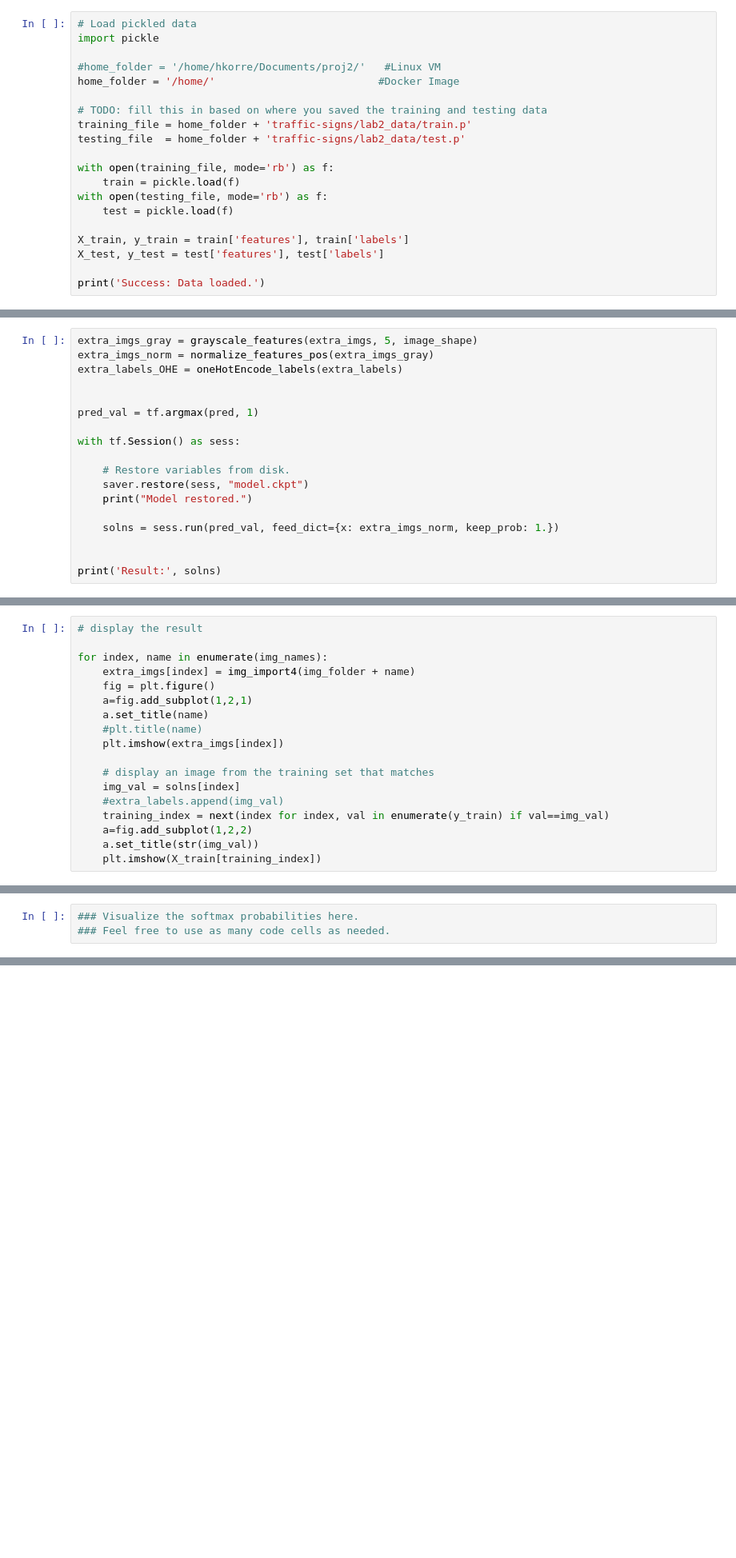
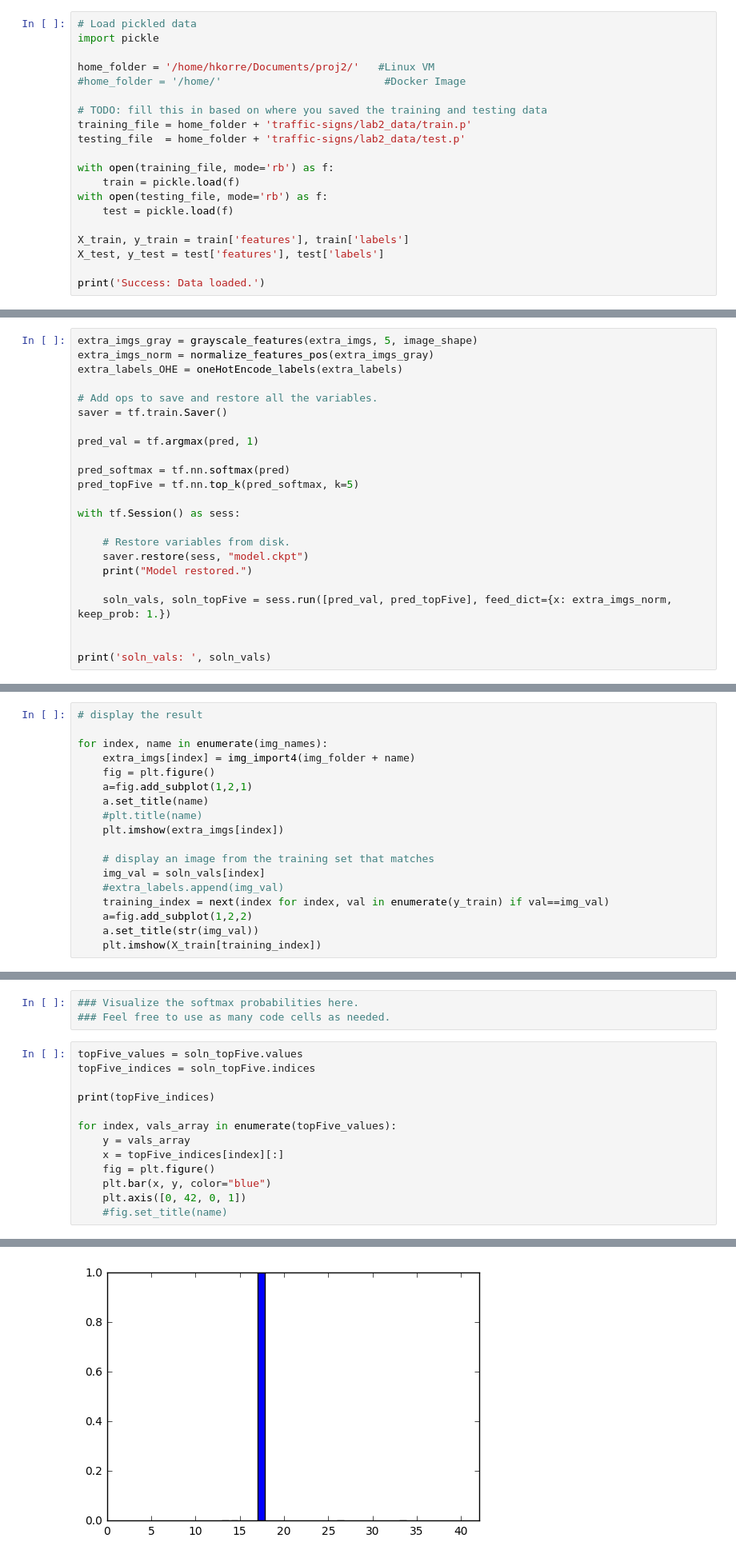
Before and after one commit to AloshkaD/traffic-signs, a Jupyter notebook: Traffic_Signs_Recognition.ipynb, the cells around one changed output, grey strips where cells are left out. Shown at 80% size. Drawn from its saved outputs; the diff is of its cells as text; blank space fills up the shorter version.

Commit message:
hkorre: show top answers for the new images

```diff
--- a/Traffic_Signs_Recognition.ipynb
+++ b/Traffic_Signs_Recognition.ipynb
@@ -28,8 +28,8 @@ The pickled data is a dictionary with 4 key/value pairs:
 # Load pickled data
 import pickle
 
-#home_folder = '/home/hkorre/Documents/proj2/'   #Linux VM
-home_folder = '/home/'                          #Docker Image
+home_folder = '/home/hkorre/Documents/proj2/'   #Linux VM
+#home_folder = '/home/'                          #Docker Image
 
 # TODO: fill this in based on where you saved the training and testing data
 training_file = home_folder + 'traffic-signs/lab2_data/train.p'
@@ -649,8 +649,13 @@ extra_imgs_gray = grayscale_features(extra_imgs, 5, image_shape)
 extra_imgs_norm = normalize_features_pos(extra_imgs_gray)
 extra_labels_OHE = oneHotEncode_labels(extra_labels)
 
+# Add ops to save and restore all the variables.
+saver = tf.train.Saver()
 
 pred_val = tf.argmax(pred, 1)
+
+pred_softmax = tf.nn.softmax(pred)
+pred_topFive = tf.nn.top_k(pred_softmax, k=5)
 
 with tf.Session() as sess:
 
@@ -658,8 +663,8 @@ with tf.Session() as sess:
     saver.restore(sess, "model.ckpt")
     print("Model restored.")
 
-    solns = sess.run(pred_val, feed_dict={x: extra_imgs_norm, keep_prob: 1.})
+    soln_vals, soln_topFive = sess.run([pred_val, pred_topFive], feed_dict={x: extra_imgs_norm, keep_prob: 1.})
 
 
-print('Result:', solns)
+print('soln_vals: ', soln_vals)
 # %% [output]
@@ -677,7 +684,7 @@ for index, name in enumerate(img_names):
     plt.imshow(extra_imgs[index])
 
     # display an image from the training set that matches
-    img_val = solns[index]
+    img_val = soln_vals[index]
     #extra_labels.append(img_val)
     training_index = next(index for index, val in enumerate(y_train) if val==img_val)
     a=fig.add_subplot(1,2,2)
@@ -701,3 +708,17 @@ I performed pretty well. What we see is the overall shape of the size is a bigge
 # %%
 ### Visualize the softmax probabilities here.
 ### Feel free to use as many code cells as needed.
+# %%
+topFive_values = soln_topFive.values
+topFive_indices = soln_topFive.indices
+
+print(topFive_indices)
+
+for index, vals_array in enumerate(topFive_values):
+    y = vals_array
+    x = topFive_indices[index][:]
+    fig = plt.figure()
+    plt.bar(x, y, color="blue")
+    plt.axis([0, 42, 0, 1])
+    #fig.set_title(name)
+# %% [output]
@@ -703,0 +730 @@ I performed pretty well. What we see is the overall shape of the size is a bigge
+[figure, added]
```
Also changed, not shown: parts of 4 cells of this notebook.
